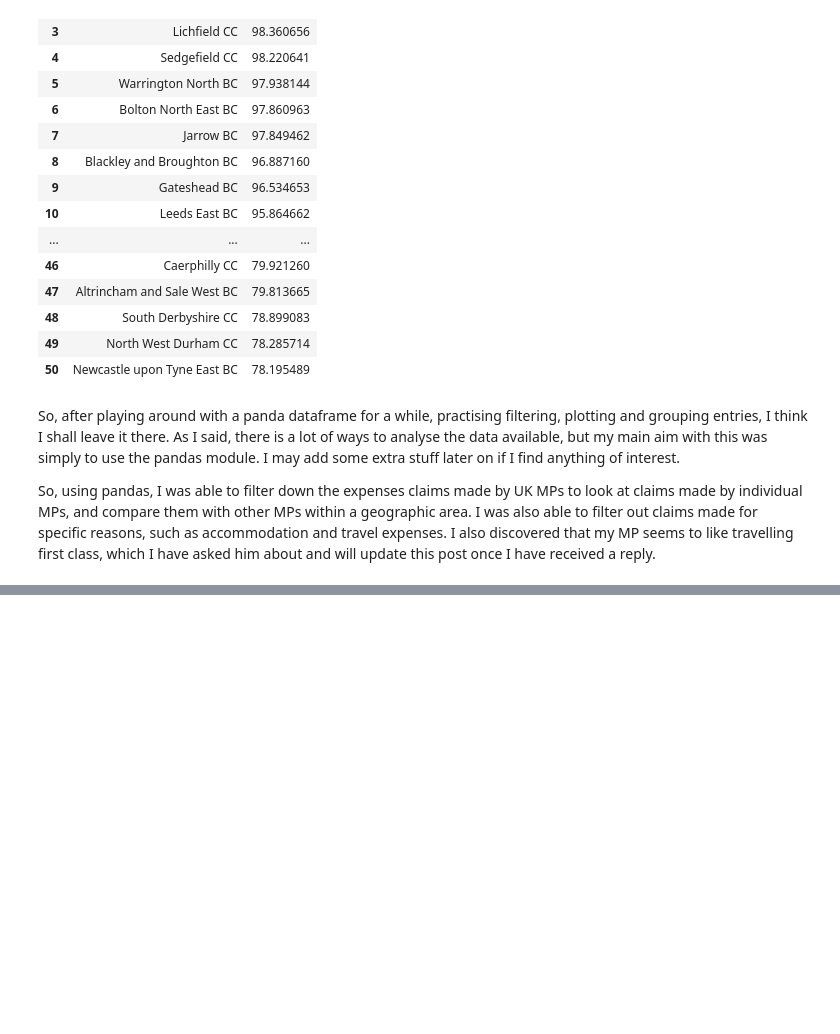
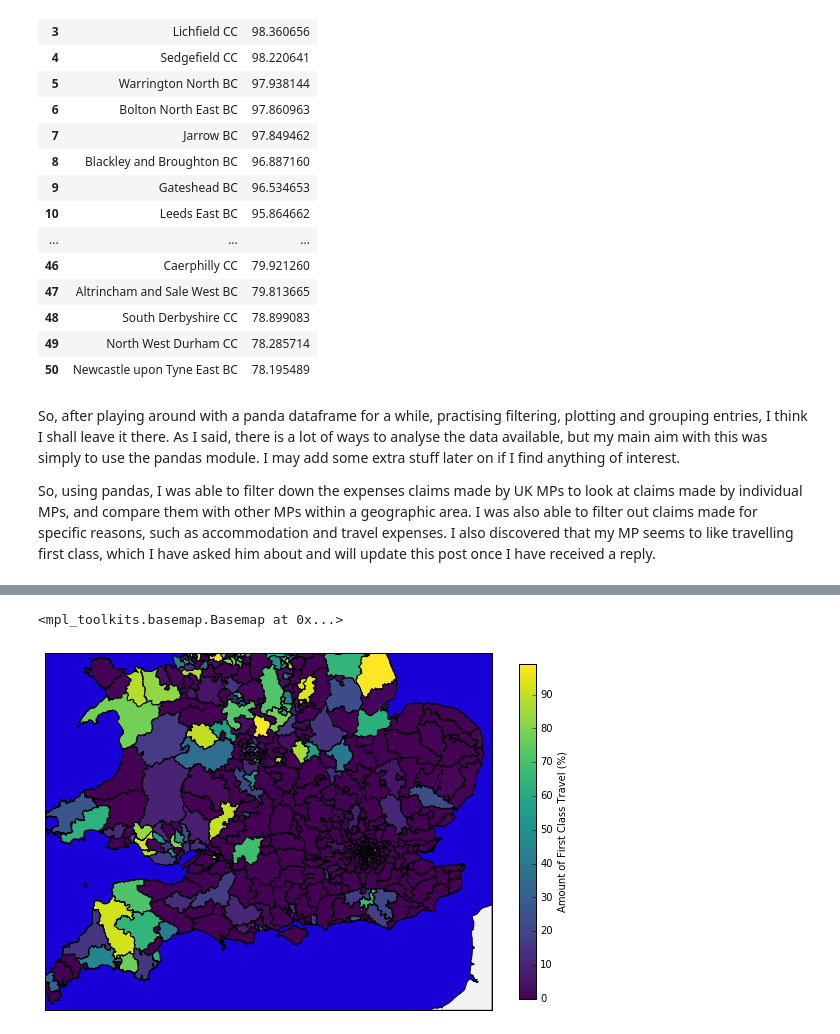
Before and after one commit to UltrasoundSam/CovExpenses, a Jupyter notebook: CoventryExpenses.ipynb, the cells around one changed output, grey strips where cells are left out. Cells and saved outputs as stored; diff of their text form; code cells hidden in the pictures; blank space fills up the shorter version.

Commit message:
Adds map showing the percentage of claims for first class travel

```diff
--- a/CoventryExpenses.ipynb
+++ b/CoventryExpenses.ipynb
@@ -191,0 +206,4 @@ So, using pandas, I was able to filter down the expenses claims made by UK MPs t
+# %%
+# Tiding up the column names and constituency names
+AveFirstPercent["MP's Constituency"] = AveFirstPercent["MP's Constituency"].map(lambda x: x.rsplit(' ', 1)[0])
+AveFirstPercent.columns = ['area', 'First']
@@ -191,0 +217,42 @@ So, using pandas, I was able to filter down the expenses claims made by UK MPs t
+# %%
+# Draw map of UK
+fig, ax = plt.subplots(figsize=(10,20))
+m = Basemap(resolution='h', # c, l, i, h, f or None
+            projection='merc',
+            lat_0=54.5, lon_0=-4.36,
+            llcrnrlon=-5.32, llcrnrlat=49.9,urcrnrlon=1.89, urcrnrlat=53.47)
+
+m.drawmapboundary(fill_color='#1800d6')
+m.fillcontinents(color='#f2f2f2',lake_color='#1800d6')
+m.drawcoastlines()
+
+# Read in Westminster Constituency shape file
+m.readshapefile('./Data/WestminsterConstituencies', 'areas')
+
+# Create pandas dataframe of constituencies
+# (rsplitting to remove last two words area name)
+df_poly = pd.DataFrame({
+        'shapes': [Polygon(np.array(shape), True) for shape in m.areas],
+        'area': [area['NAME'].rsplit(' ', 2)[0] for area in m.areas_info]
+        })
+
+df_poly = df_poly.merge(AveFirstPercent, on='area', how='left')
+
+# Create colourmap, fill in constituency polygons with % First-class travel
+cmap = plt.get_cmap('viridis')
+pc = PatchCollection(df_poly.shapes, zorder=2)
+norm = Normalize()
+
+pc.set_facecolor(cmap(norm(df_poly['First'].fillna(0).values)))
+ax.add_collection(pc)
+
+mapper = matplotlib.cm.ScalarMappable(norm=norm, cmap=cmap)
+
+mapper.set_array(df_poly['First'])
+cbar = plt.colorbar(mapper, shrink=0.3, ticks=range(0, 101, 10))
+cbar.set_label('Amount of First Class Travel (%)')
+
+m
+# %% [output]
+<mpl_toolkits.basemap.Basemap at 0x...>
+[figure, added]
```
Also changed, not shown: parts of 12 cells of this notebook, 17 other files.
